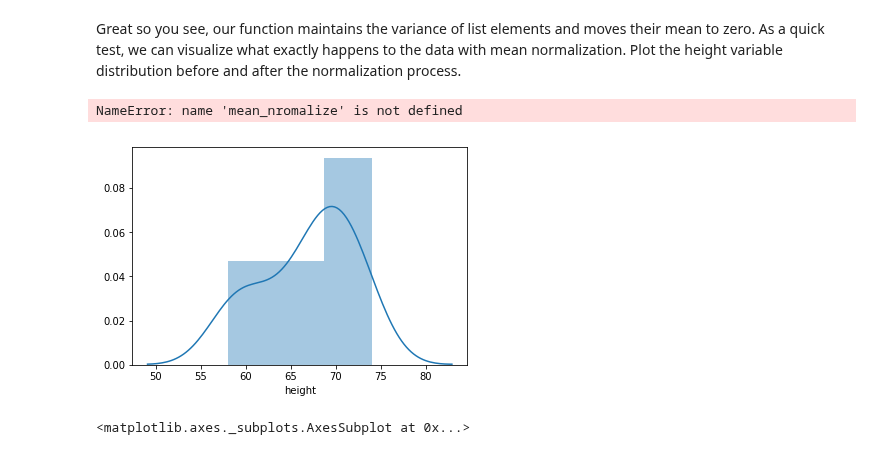
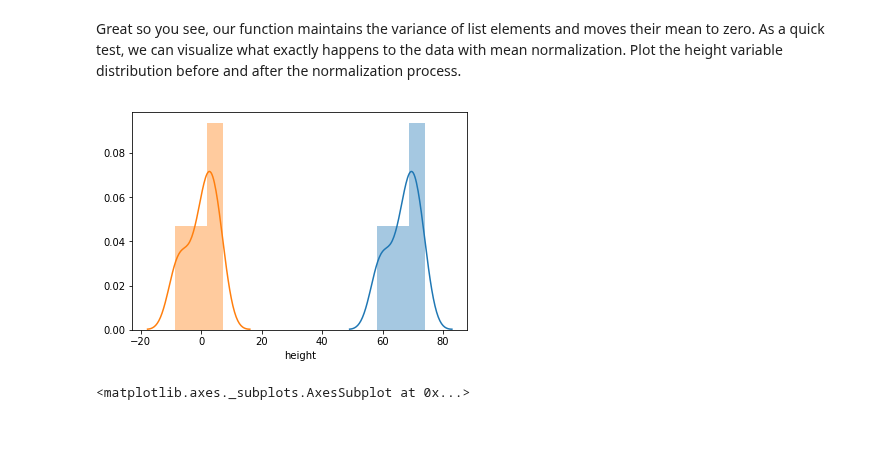
Before and after one commit to kevzha/dsc-0-10-04-cov-corr-lab-nyc-ds-career-012819, a Jupyter notebook: index.ipynb, the cells around one changed output. Saved outputs shown, nothing was run; the diff lists cells and outputs as text; code cells hidden in the pictures.

```diff
--- a/index.ipynb
+++ b/index.ipynb
@@ -110,11 +110,10 @@ Great so you see, our function maintains the variance of list elements and moves
 # %%
 # Visualize the height data distribution before and after mean normalization
 sns.distplot(df['height'])
-sns.distplot(mean_nromalize(df['height']))
-plt.sho
+sns.distplot(mean_normalize(df['height']))
+plt.show()
 # %% [output]
-NameError: name 'mean_nromalize' is not defined
-[figure, old version]
+[figure, new version]
 # %%
 # %% [output]
 <matplotlib.axes._subplots.AxesSubplot at 0x...>
```
